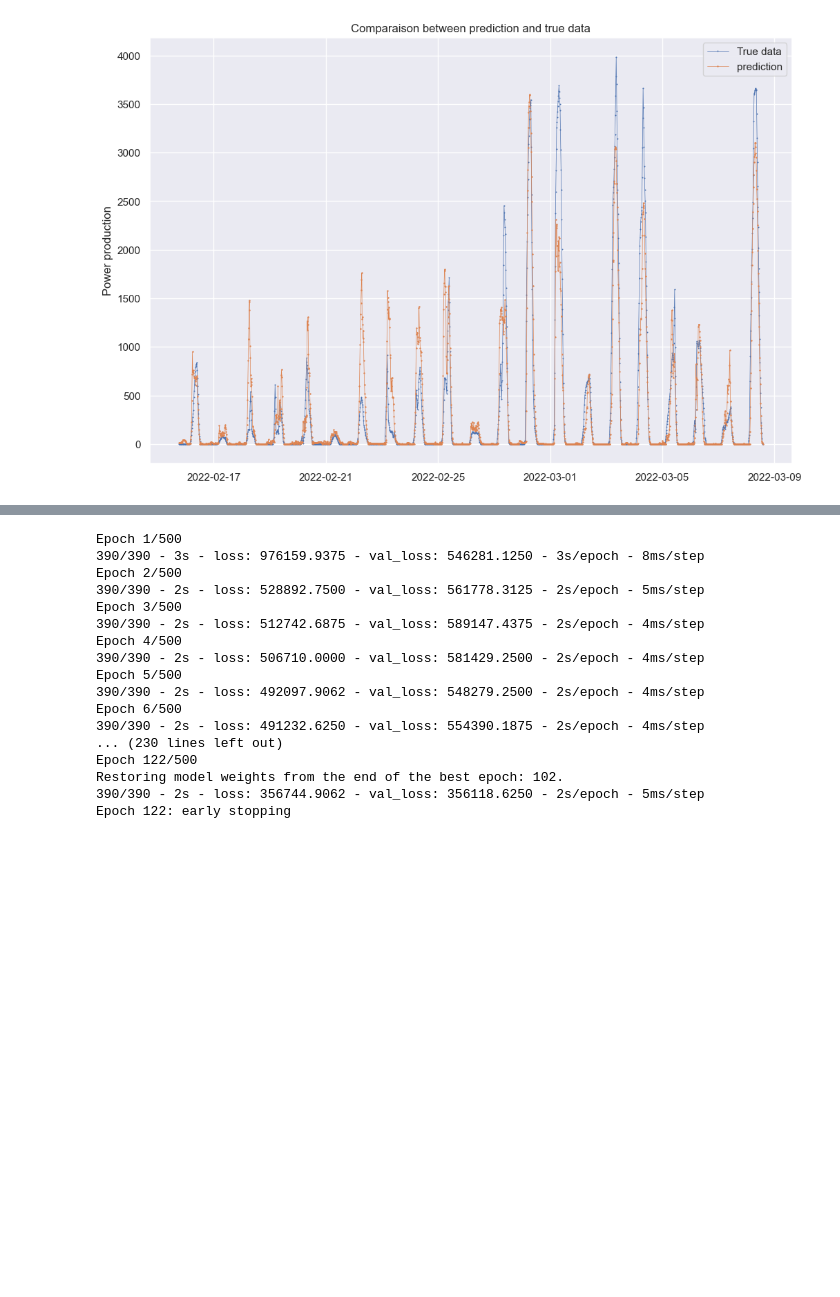
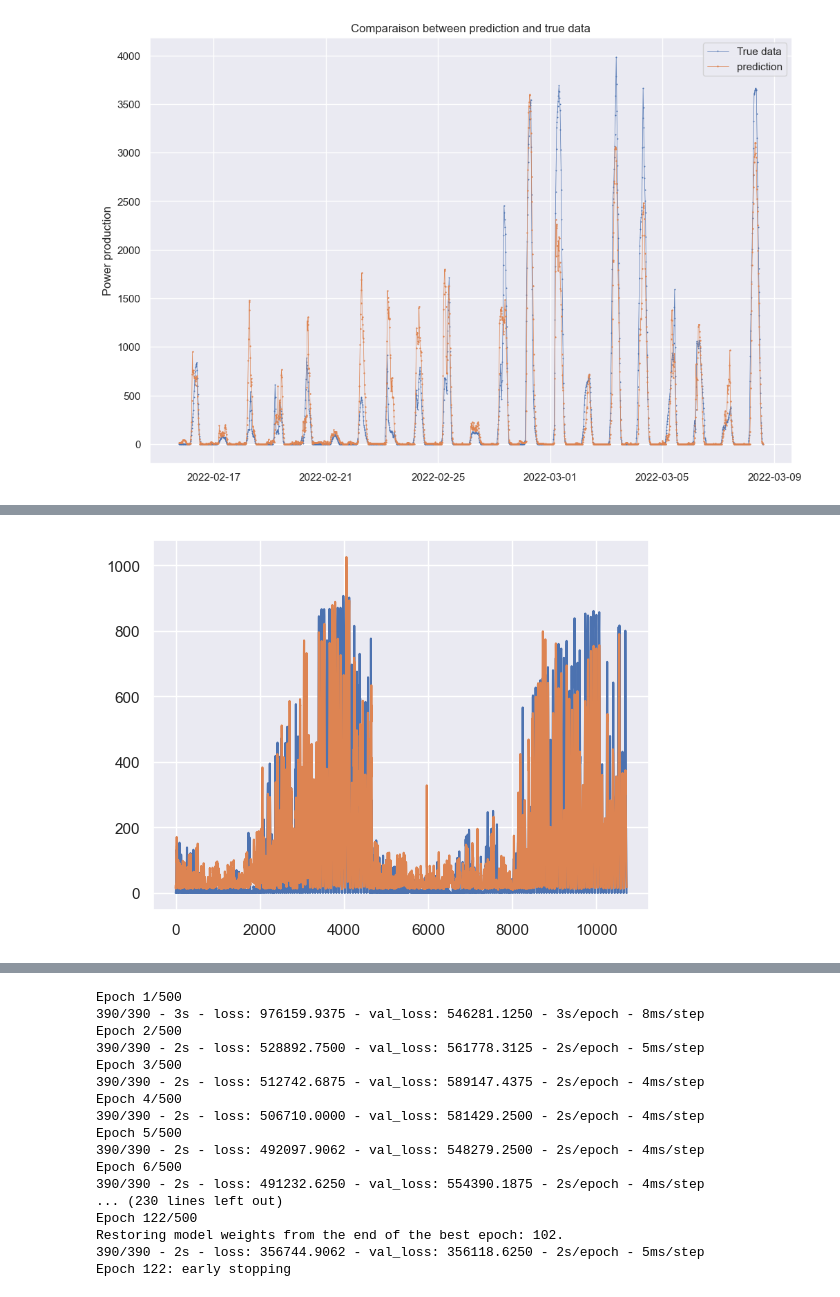
Before and after one commit to hugokerino/Energy-forecasting-NTNU, a Jupyter notebook: data/Hugo/notebook_hugo.ipynb, the cells around one changed output, grey strips where cells are left out. Saved outputs shown, nothing was run; the diff lists cells and outputs as text; code cells hidden in the pictures; blank space fills up the shorter version.

Commit message:
LSTM = Shit

```diff
--- a/data/Hugo/notebook_hugo.ipynb
+++ b/data/Hugo/notebook_hugo.ipynb
@@ -1326,3 +2262,9 @@ plt.show()
+# %%
+plt.plot(Y_Test_lstm)
+plt.plot(prediction)
+plt.show()
+# %% [output]
+[figure, added]
 # %%
 np.mean(Y_Test_lstm)
 # %% [output]
```
Also changed, not shown: parts of 28 cells of this notebook.
